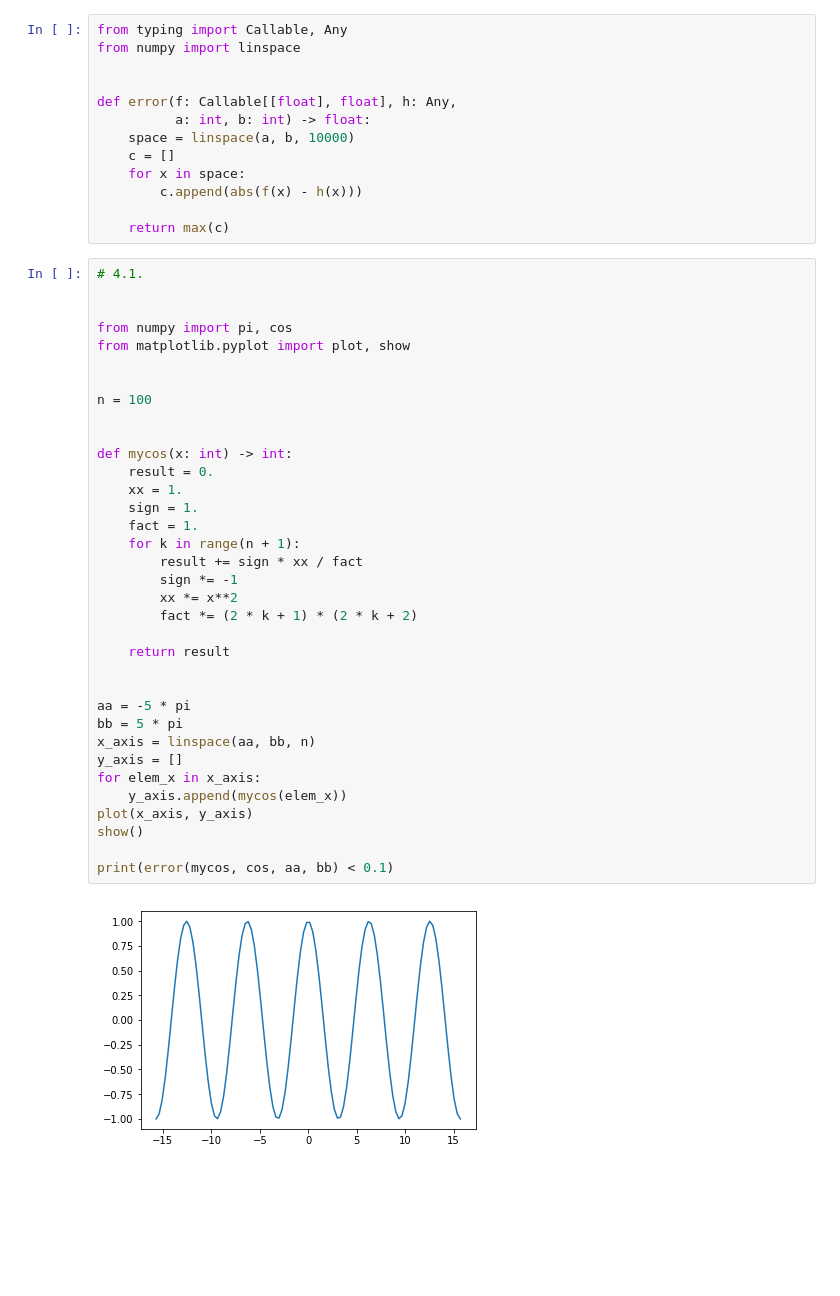
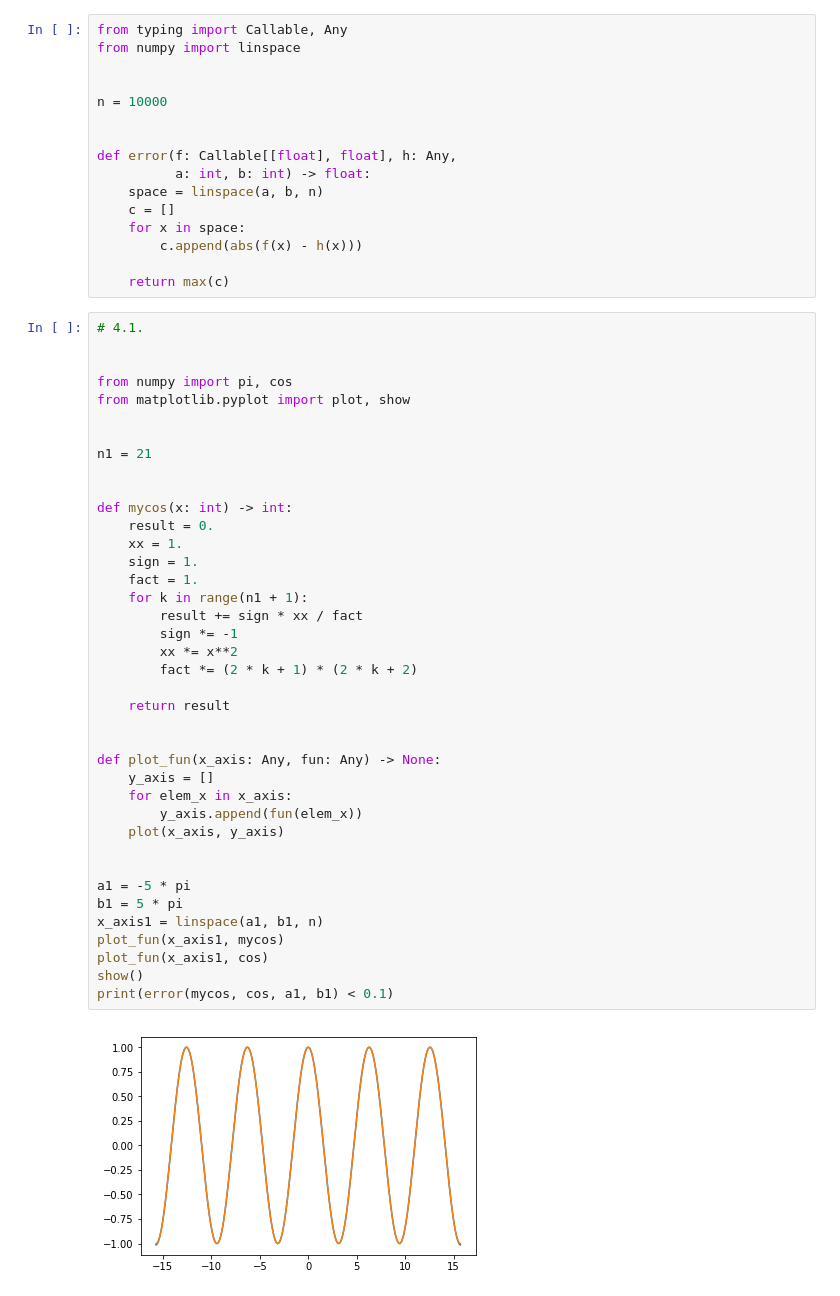
Before and after one commit to goalon/MNLab, a Jupyter notebook: 4.ipynb, the cells around one changed output. Drawn from its saved outputs; the diff is of its cells as text; blank space fills up the shorter version.

```diff
--- a/4.ipynb
+++ b/4.ipynb
@@ -3,9 +3,12 @@ from typing import Callable, Any
 from numpy import linspace
 
 
+n = 10000
+
+
 def error(f: Callable[[float], float], h: Any,
           a: int, b: int) -> float:
-    space = linspace(a, b, 10000)
+    space = linspace(a, b, n)
     c = []
     for x in space:
         c.append(abs(f(x) - h(x)))
@@ -14,38 +17,42 @@ def error(f: Callable[[float], float], h: Any,
 # %%
 # 4.1.
 
 
 from numpy import pi, cos
 from matplotlib.pyplot import plot, show
 
 
-n = 100
+n1 = 21
 
 
 def mycos(x: int) -> int:
     result = 0.
     xx = 1.
     sign = 1.
     fact = 1.
-    for k in range(n + 1):
+    for k in range(n1 + 1):
         result += sign * xx / fact
         sign *= -1
         xx *= x**2
         fact *= (2 * k + 1) * (2 * k + 2)
 
     return result
 
 
-aa = -5 * pi
-bb = 5 * pi
-x_axis = linspace(aa, bb, n)
-y_axis = []
-for elem_x in x_axis:
-    y_axis.append(mycos(elem_x))
-plot(x_axis, y_axis)
+def plot_fun(x_axis: Any, fun: Any) -> None:
+    y_axis = []
+    for elem_x in x_axis:
+        y_axis.append(fun(elem_x))
+    plot(x_axis, y_axis)
+
+
+a1 = -5 * pi
+b1 = 5 * pi
+x_axis1 = linspace(a1, b1, n)
+plot_fun(x_axis1, mycos)
+plot_fun(x_axis1, cos)
 show()
-
-print(error(mycos, cos, aa, bb) < 0.1)
+print(error(mycos, cos, a1, b1) < 0.1)
 # %% [output]
-[figure, old version]
+[figure, new version]
 True
```
Also changed, not shown: parts of 4 cells of this notebook.
